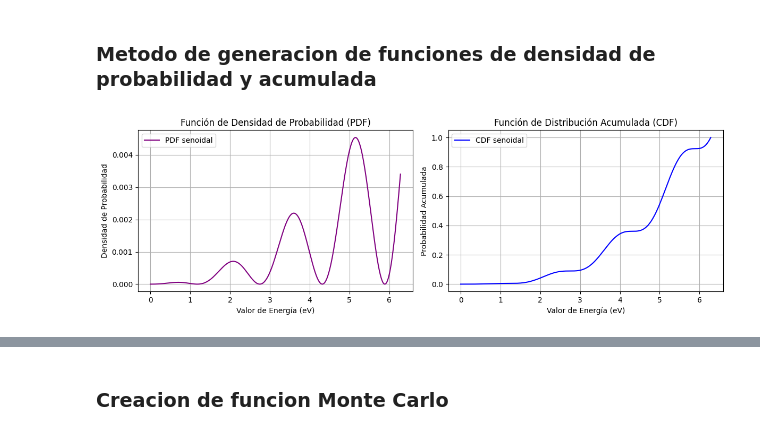
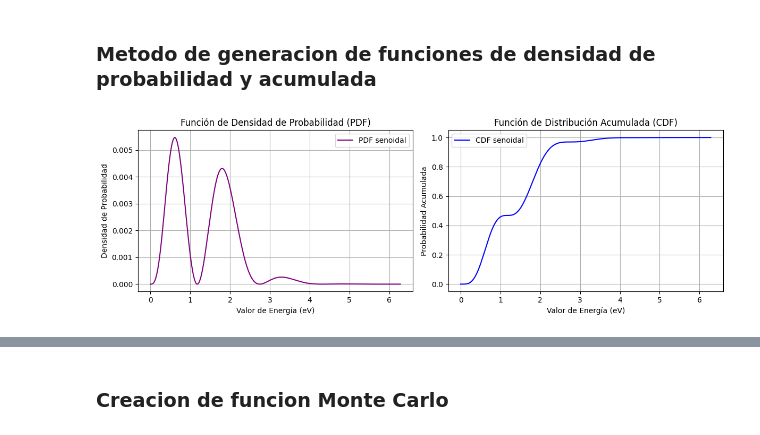
Before and after one commit to fabioc9675/TrapezoidalShaper_Prj, a Jupyter notebook: Notebooks/distributionEvent.ipynb, the cells around one changed output, grey strips where cells are left out. Drawn from its saved outputs; the diff is of its cells as text; code cells hidden in the pictures.

```diff
--- a/Notebooks/distributionEvent.ipynb
+++ b/Notebooks/distributionEvent.ipynb
@@ -48,37 +48,37 @@ sigma_gauss = 5
 # %%
 # Generar la función de densidad de probabilidad (PDF) senoidal
 x = np.linspace(0, 2 * np.pi, 1000)  # Rango de valores
-pdf_senoidal = np.abs(np.sin(4 * x) + 1) * x**2  # PDF senoidal
+pdf_senoidal = np.abs(np.sin(4 * x) + 1) * x**3 *np.exp(-3*x)  # PDF senoidal
 
 # Normalizar la PDF para que su área sea 1 (función de densidad de probabilidad válida)
 pdf_senoidal /= np.sum(pdf_senoidal)
 
 # Calcular la CDF a partir de la PDF (suma acumulada)
 cdf_senoidal = np.cumsum(pdf_senoidal)
 cdf_senoidal /= cdf_senoidal[-1]  # Normalizar la CDF para que termine en 1
 
 # Graficar PDF y CDF
 plt.figure(figsize=(12, 4))
 
 # Gráfico de la PDF
 plt.subplot(1, 2, 1)
 plt.plot(x, pdf_senoidal, color='purple', label='PDF senoidal')
 plt.xlabel('Valor de Energía (eV)')
 plt.ylabel('Densidad de Probabilidad')
 plt.title('Función de Densidad de Probabilidad (PDF)')
 plt.grid()
 plt.legend()
 
 # Gráfico de la CDF
 plt.subplot(1, 2, 2)
 plt.plot(x, cdf_senoidal, color='blue', label='CDF senoidal')
 plt.xlabel('Valor de Energía (eV)')
 plt.ylabel('Probabilidad Acumulada')
 plt.title('Función de Distribución Acumulada (CDF)')
 plt.grid()
 plt.legend()
 
 plt.tight_layout()
 plt.show()
 # %% [output]
-[figure, old version]
+[figure, new version]
```
Also changed, not shown: parts of 4 cells of this notebook.
